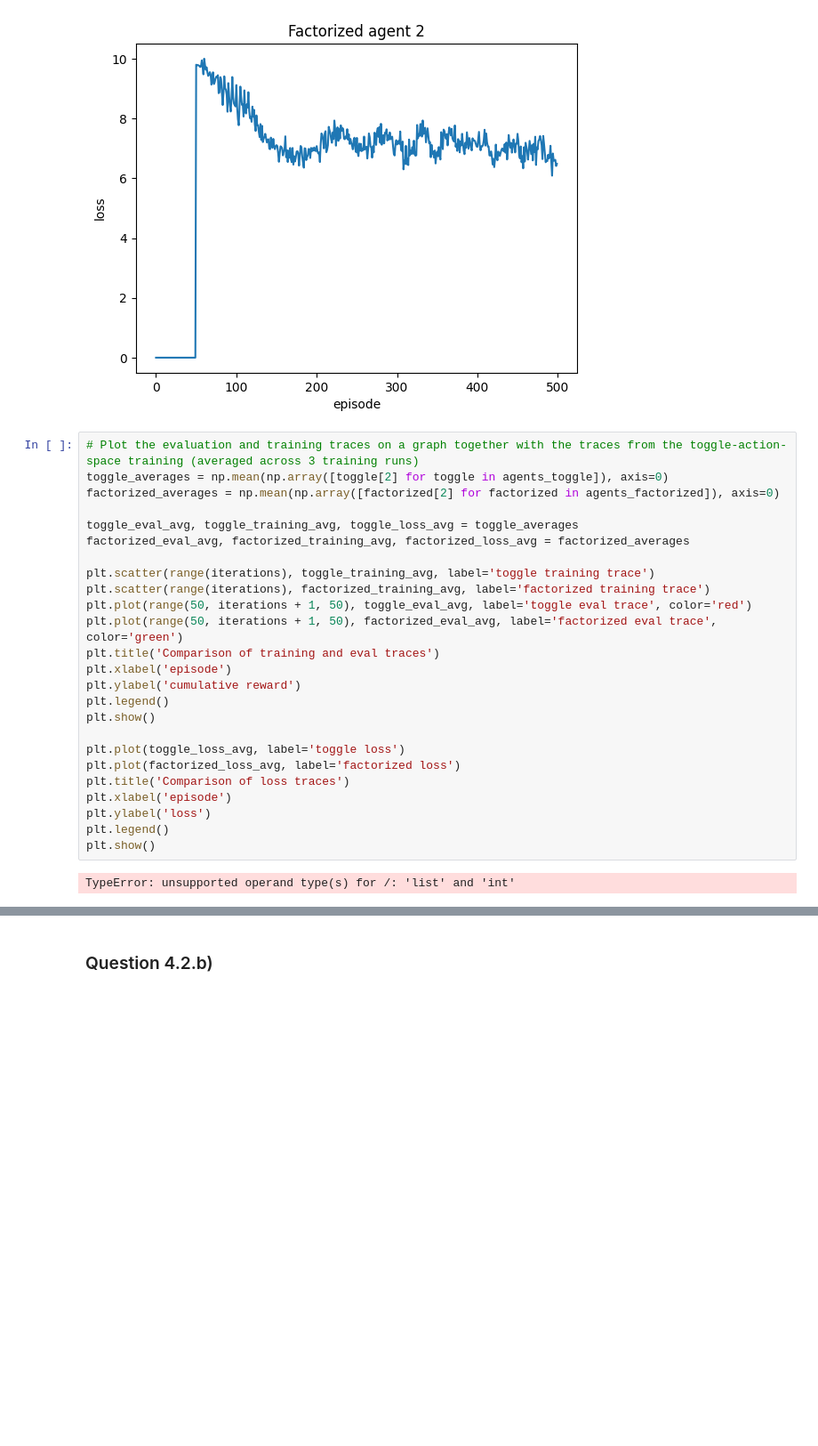
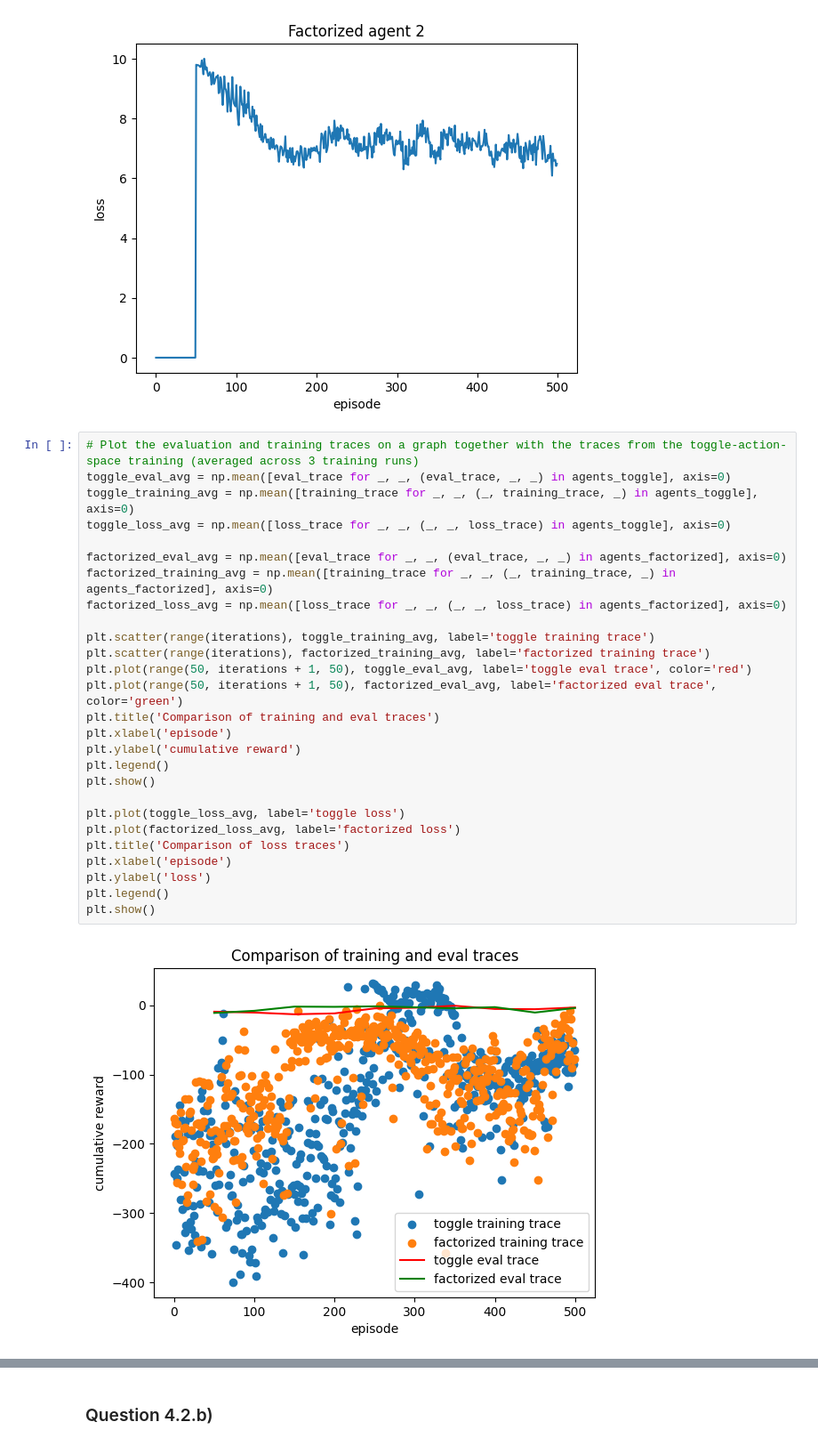
Before and after one commit to antoninfaure/DQLearning-epidemic, a Jupyter notebook: ANN_RL mini-project.ipynb, the cells around one changed output, grey strips where cells are left out. Shown at 89% size. Drawn from its saved outputs; the diff is of its cells as text; blank space fills up the shorter version.

```diff
--- a/ANN_RL mini-project.ipynb
+++ b/ANN_RL mini-project.ipynb
@@ -1078,28 +1078,30 @@ for i, (_, _, (eval_trace, training_trace, loss_trace)) in enumerate(agents_fact
 [figure]
 # %%
 # Plot the evaluation and training traces on a graph together with the traces from the toggle-action-space training (averaged across 3 training runs)
-toggle_averages = np.mean(np.array([toggle[2] for toggle in agents_toggle]), axis=0)
-factorized_averages = np.mean(np.array([factorized[2] for factorized in agents_factorized]), axis=0)
+toggle_eval_avg = np.mean([eval_trace for _, _, (eval_trace, _, _) in agents_toggle], axis=0)
+toggle_training_avg = np.mean([training_trace for _, _, (_, training_trace, _) in agents_toggle], axis=0)
+toggle_loss_avg = np.mean([loss_trace for _, _, (_, _, loss_trace) in agents_toggle], axis=0)
 
-toggle_eval_avg, toggle_training_avg, toggle_loss_avg = toggle_averages
-factorized_eval_avg, factorized_training_avg, factorized_loss_avg = factorized_averages
+factorized_eval_avg = np.mean([eval_trace for _, _, (eval_trace, _, _) in agents_factorized], axis=0)
+factorized_training_avg = np.mean([training_trace for _, _, (_, training_trace, _) in agents_factorized], axis=0)
+factorized_loss_avg = np.mean([loss_trace for _, _, (_, _, loss_trace) in agents_factorized], axis=0)
 
 plt.scatter(range(iterations), toggle_training_avg, label='toggle training trace')
 plt.scatter(range(iterations), factorized_training_avg, label='factorized training trace')
 plt.plot(range(50, iterations + 1, 50), toggle_eval_avg, label='toggle eval trace', color='red')
 plt.plot(range(50, iterations + 1, 50), factorized_eval_avg, label='factorized eval trace', color='green')
 plt.title('Comparison of training and eval traces')
 plt.xlabel('episode')
 plt.ylabel('cumulative reward')
 plt.legend()
 plt.show()
 
 plt.plot(toggle_loss_avg, label='toggle loss')
 plt.plot(factorized_loss_avg, label='factorized loss')
 plt.title('Comparison of loss traces')
 plt.xlabel('episode')
 plt.ylabel('loss')
 plt.legend()
 plt.show()
 # %% [output]
-TypeError: unsupported operand type(s) for /: 'list' and 'int'
+[figure, added]
```
Also changed, not shown: parts of 2 cells of this notebook.
